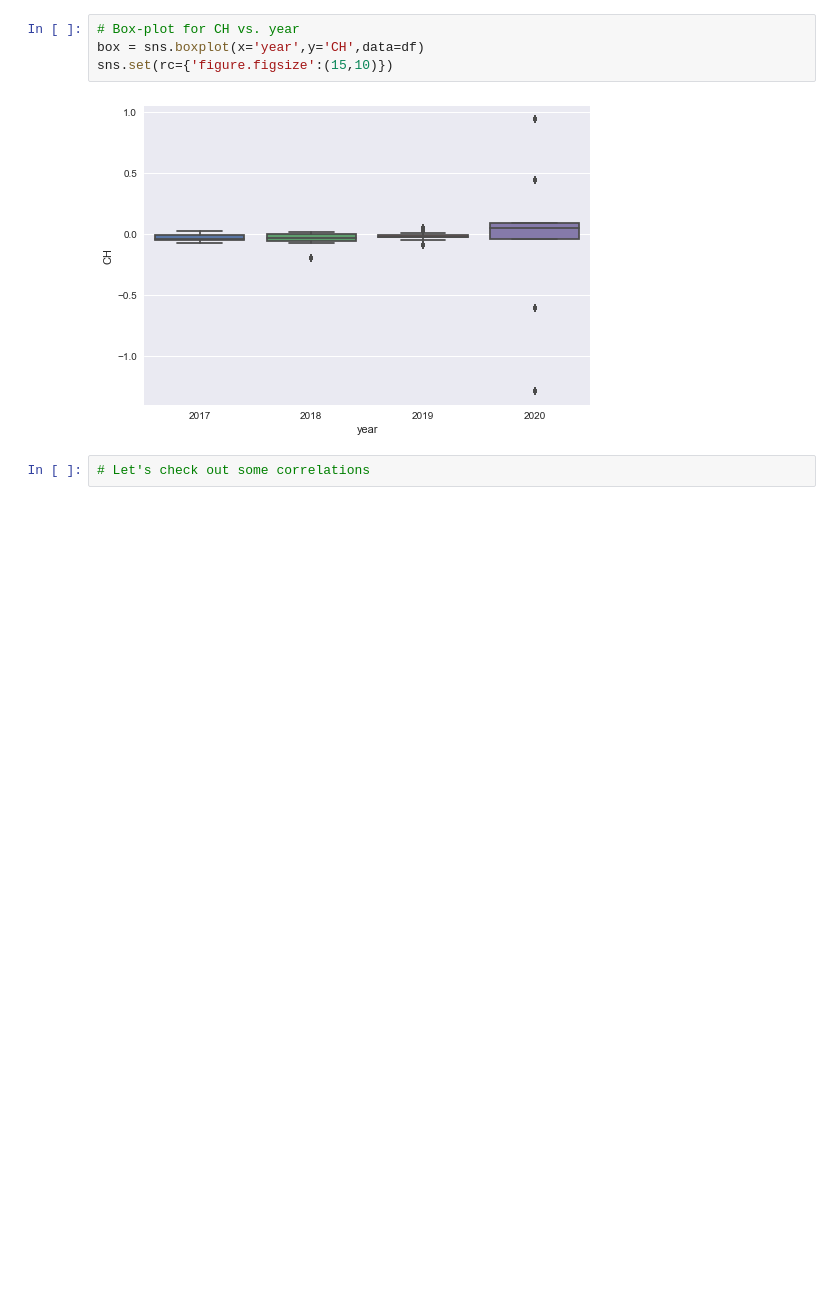
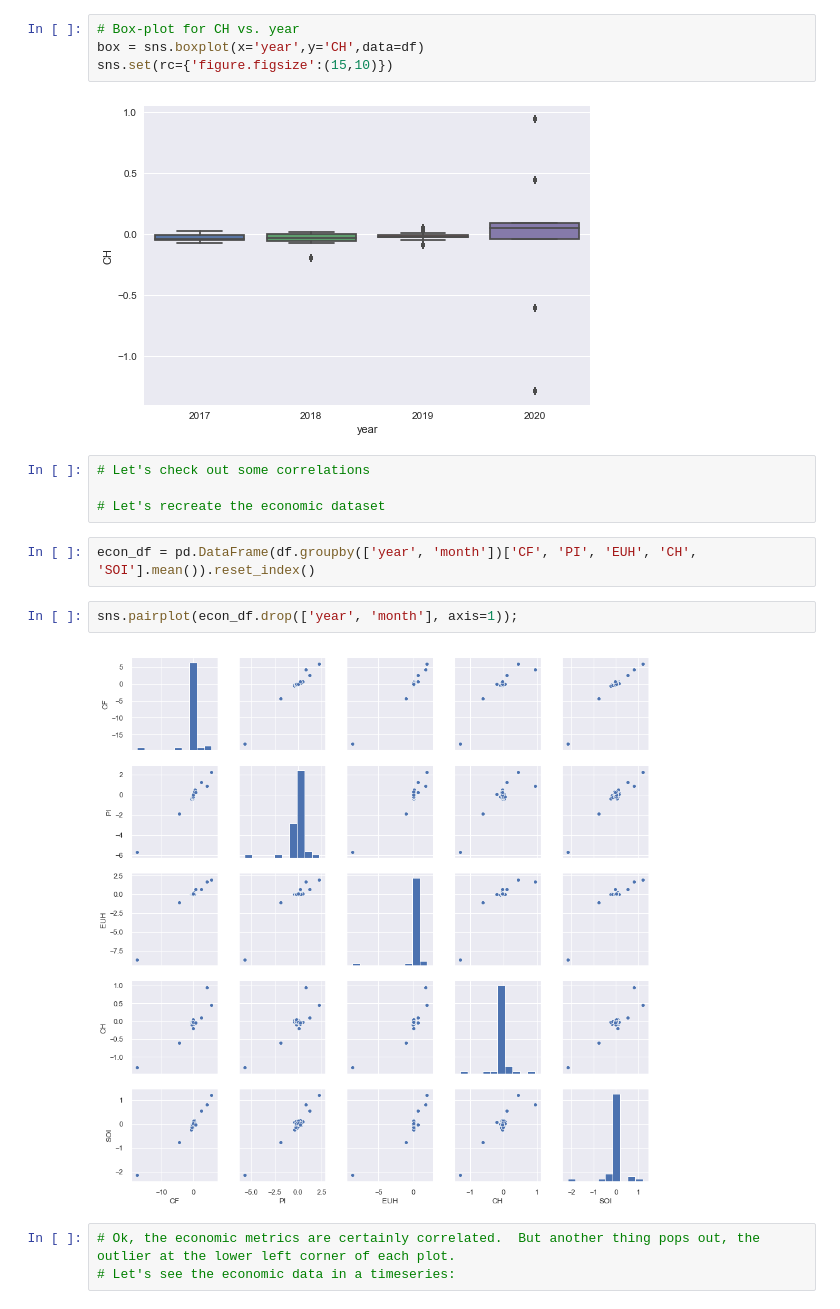
Before and after one commit to tjdolan121/4502Proj, a Jupyter notebook: forge/code/EDA.ipynb, the cells around one changed output. Cells and saved outputs as stored; diff of their text form; blank space fills up the shorter version.

Commit message:
Started on econ EDA

```diff
--- a/forge/code/EDA.ipynb
+++ b/forge/code/EDA.ipynb
@@ -333,3 +333,14 @@ sns.set(rc={'figure.figsize':(15,10)})
 [figure]
 # %%
 # Let's check out some correlations
+
+# Let's recreate the economic dataset
+# %%
+econ_df = pd.DataFrame(df.groupby(['year', 'month'])['CF', 'PI', 'EUH', 'CH', 'SOI'].mean()).reset_index()
+# %%
+sns.pairplot(econ_df.drop(['year', 'month'], axis=1));
+# %% [output]
+[figure, added]
+# %%
+# Ok, the economic metrics are certainly correlated.  But another thing pops out, the outlier at the lower left corner of each plot.
+# Let's see the economic data in a timeseries:
```
Also changed, not shown: parts of 12 cells of this notebook.
